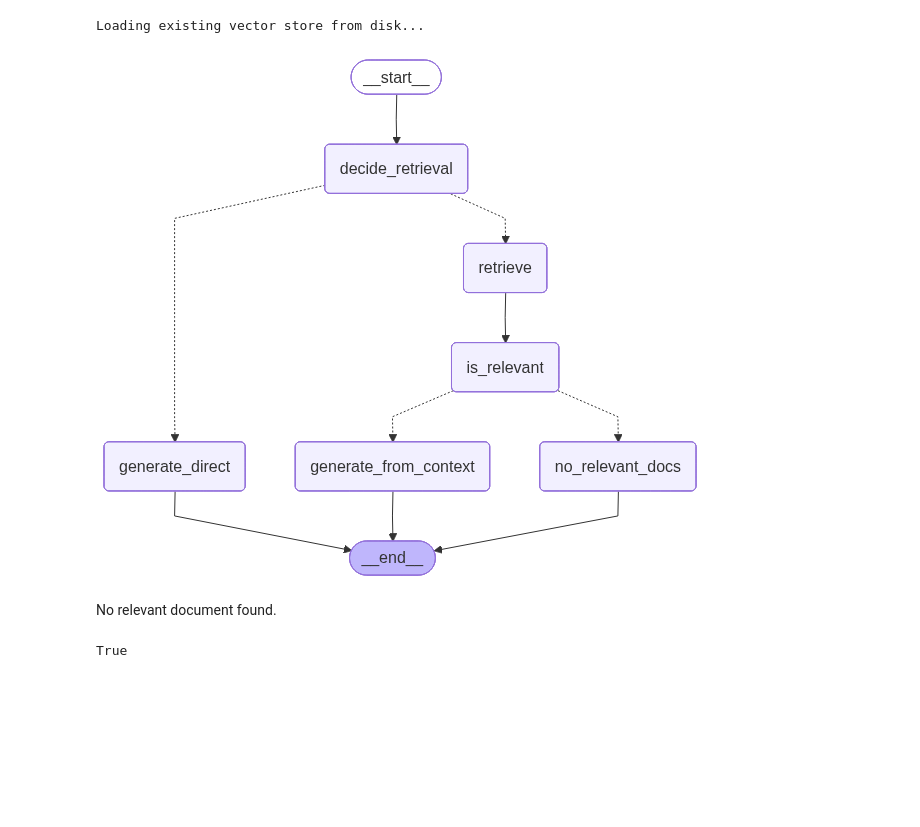
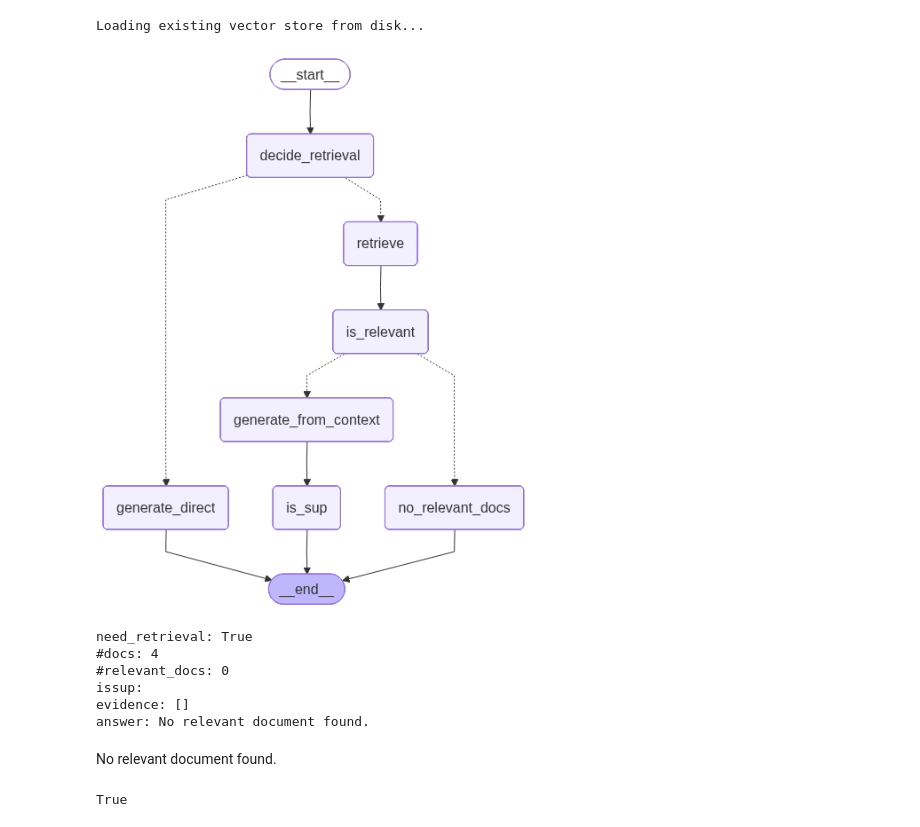
Before and after one commit to Suvam-Ray/LangGraph_basics, a Jupyter notebook: module_28_self_reflection_RAG/4_adding_is_supported_node.ipynb, the cells around one changed output. Cells and saved outputs as stored; diff of their text form; code cells hidden in the pictures; blank space fills up the shorter version.

Commit message:
Self-reflection RAG : d) Adding is_sup Verification Node after Generate from Context

```diff
--- a/module_28_self_reflection_RAG/4_adding_is_supported_node.ipynb
+++ b/module_28_self_reflection_RAG/4_adding_is_supported_node.ipynb
@@ -94,6 +94,9 @@ class State(TypedDict):
 
     context: str
     answer: str
+
+    issup: Literal["fully_supported", "partially_supported", "no_support"]
+    evidence: List[str]
 # %%
 class RetrieveDecision(BaseModel):
     should_retrieve: bool = Field(
@@ -253,52 +307,63 @@ g.add_node("retrieve", retrieve)
 g.add_node("is_relevant", is_relevant)
 g.add_node("generate_from_context", generate_from_context)
 g.add_node("no_relevant_docs", no_relevant_docs)
+g.add_node("is_sup", is_sup)
 
 # --------------------
 # Edges
 # --------------------
 g.add_edge(START, "decide_retrieval")
 
 g.add_conditional_edges(
     "decide_retrieval",
     route_after_decide,
     {
         "generate_direct": "generate_direct",
         "retrieve": "retrieve",
     },
 )
 
 g.add_edge("generate_direct", END)
 
 g.add_edge("retrieve", "is_relevant")
 
 g.add_conditional_edges(
     "is_relevant",
     route_after_relevance,
     {
         "generate_from_context": "generate_from_context",
         "no_relevant_docs": "no_relevant_docs",
     },
 )
 
-g.add_edge("generate_from_context", END)
+g.add_edge("generate_from_context", "is_sup")
+g.add_edge("is_sup", END)
 g.add_edge("no_relevant_docs", END)
 
 app = g.compile()
 app
 # %% [output]
-[figure, old version]
+[figure, new version]
 # %%
 result = app.invoke(
     {
-        "question": "What is the refund policy of NexaAI",
+        "question": "Do NexaAI plans include a free trial? If yes, how many days?",
         "need_retrieval": False,
         "docs": [],
         "relevant_docs": [],
         "context": "",
         "answer": "",
+        "issup": "",
+        "evidence": [],
     }
 )
+
+print("need_retrieval:", result.get("need_retrieval"))
+print("#docs:", len(result.get("docs", [])))
+print("#relevant_docs:", len(result.get("relevant_docs", [])))
+print("issup:", result.get("issup"))
+print("evidence:", result.get("evidence"))
+print("answer:", result.get("answer"))
 
 from IPython.display import Markdown, display
 content = result["answer"]
@@ -306,6 +371,12 @@ if isinstance(content, list):
     content = "".join(block.get("text", "") for block in content if isinstance(block, dict) and block.get("type") == "text")
 display(Markdown(content))
 # %% [output]
+need_retrieval: True
+#docs: 4
+#relevant_docs: 0
+issup:
+evidence: []
+answer: No relevant document found.
 No relevant document found.
 # %%
 result['need_retrieval']
```
Also changed, not shown: parts of 2 cells of this notebook.
